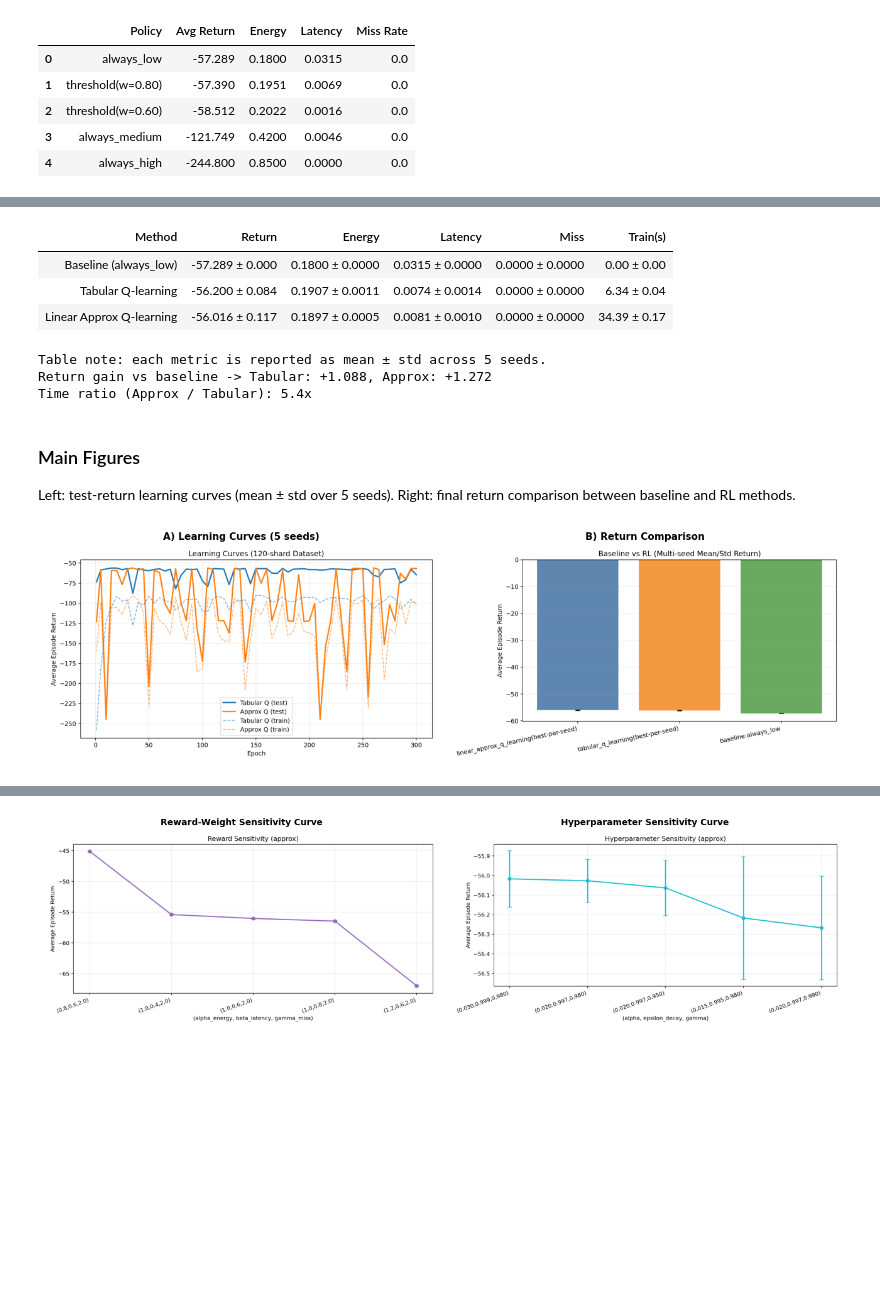
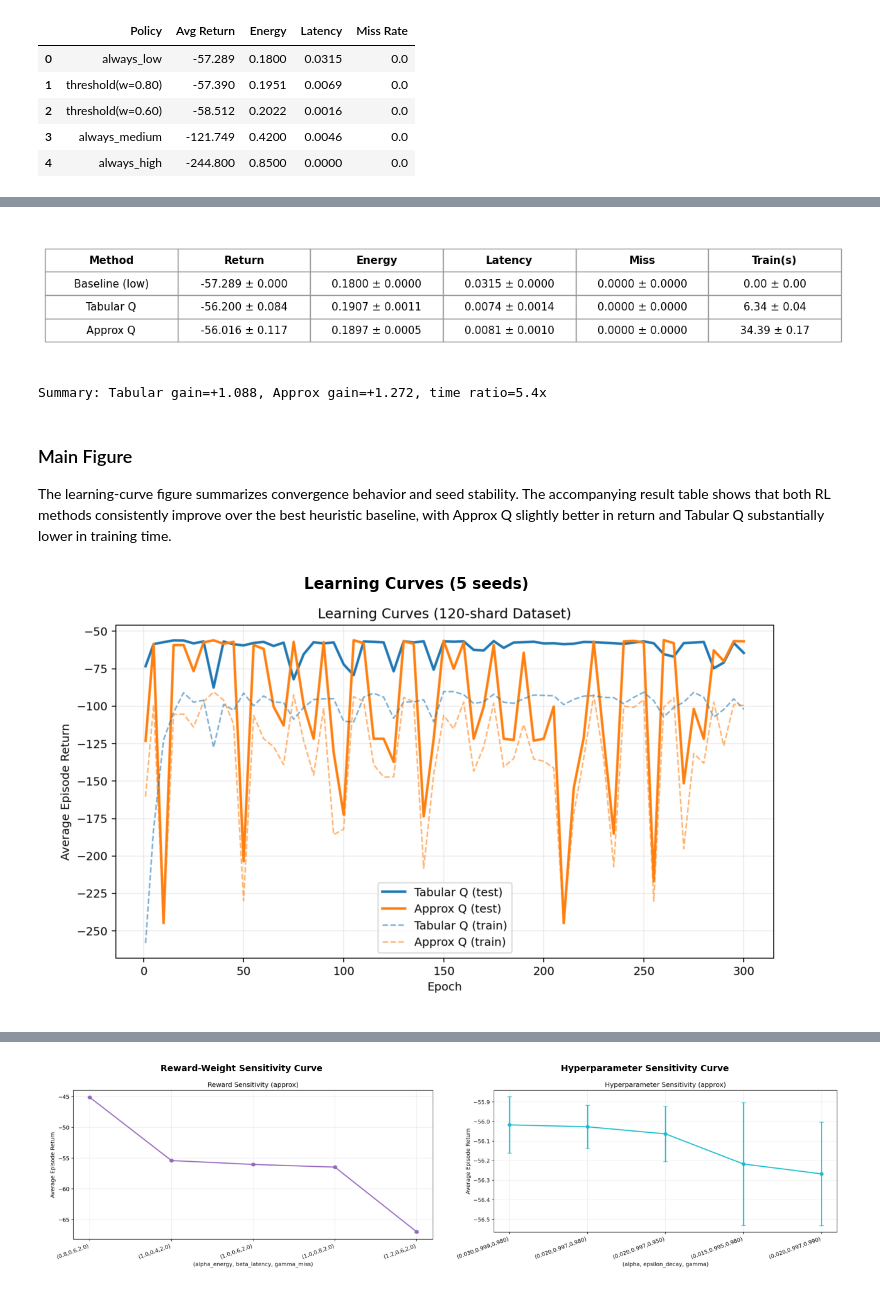
Before and after one commit to z1L0Ng/EE473, a Jupyter notebook: notebooks/final_project.ipynb, the cells around one changed output, grey strips where cells are left out. Drawn from its saved outputs; the diff is of its cells as text; code cells hidden in the pictures; blank space fills up the shorter version.

```diff
--- a/notebooks/final_project.ipynb
+++ b/notebooks/final_project.ipynb
@@ -199,7 +201,6 @@ import json
 from pathlib import Path
 import pandas as pd
 import matplotlib.image as mpimg
-from IPython.display import HTML
 
 RESULTS = ROOT / 'results'
 FIG_DIR = RESULTS / 'final_figures'
@@ -213,7 +214,7 @@ def fmt(mean, std, digits=3):
 bm = ms['baseline']['best_test_metrics']
 rows = [
     {
-        'Method': 'Baseline (always_low)',
+        'Method': 'Baseline (low)',
         'Return': fmt(bm['avg_episode_return'], 0.0),
         'Energy': fmt(bm['avg_step_energy'], 0.0, 4),
         'Latency': fmt(bm['avg_step_latency'], 0.0, 4),
@@ -221,7 +222,7 @@ rows = [
         'Train(s)': '0.00 ± 0.00',
     }
 ]
-for key, label in [('tabular', 'Tabular Q-learning'), ('approx', 'Linear Approx Q-learning')]:
+for key, label in [('tabular', 'Tabular Q'), ('approx', 'Approx Q')]:
     ag = ms[key]['aggregate_best_test_metrics']
     rows.append({
         'Method': label,
@@ -234,59 +235,48 @@ for key, label in [('tabular', 'Tabular Q-learning'), ('approx', 'Linear Approx
 
 main_results_df = pd.DataFrame(rows)
 
-table_html = main_results_df.to_html(index=False, border=0, classes='core-results-table')
-style = """
-<style>
-.core-results-table {
-  width: 100%;
-  border-collapse: collapse;
-  font-size: 13px;
-}
-.core-results-table th, .core-results-table td {
-  border: 1px solid #999;
-  padding: 6px 8px;
-  text-align: center;
-  white-space: nowrap;
-}
-</style>
-"""
-display(HTML(style + table_html))
-print('Table note: each metric is reported as mean ± std across 5 seeds.')
+fig, ax = plt.subplots(figsize=(11.8, 2.2))
+ax.axis('off')
+tbl = ax.table(
+    cellText=main_results_df.values,
+    colLabels=main_results_df.columns,
+    loc='center',
+    cellLoc='center',
+)
+tbl.auto_set_font_size(False)
+tbl.set_fontsize(11)
+tbl.scale(1.0, 1.8)
+for (r, cidx), cell in tbl.get_celld().items():
+    cell.set_edgecolor('#999999')
+    if r == 0:
+        cell.set_text_props(weight='bold')
+plt.tight_layout()
+plt.show()
 
 tab_ret = ms['tabular']['aggregate_best_test_metrics']['avg_episode_return']
 apx_ret = ms['approx']['aggregate_best_test_metrics']['avg_episode_return']
 tab_t = ms['tabular']['aggregate_best_test_metrics']['training_wall_time_sec']
 apx_t = ms['approx']['aggregate_best_test_metrics']['training_wall_time_sec']
-
-tab_gain = tab_ret['mean'] - bm['avg_episode_return']
-apx_gain = apx_ret['mean'] - bm['avg_episode_return']
-print(f'Return gain vs baseline -> Tabular: {tab_gain:+.3f}, Approx: {apx_gain:+.3f}')
-print(f'Time ratio (Approx / Tabular): {apx_t["mean"] / tab_t["mean"]:.1f}x')
+print(f"Summary: Tabular gain={tab_ret['mean']-bm['avg_episode_return']:+.3f}, "
+      f"Approx gain={apx_ret['mean']-bm['avg_episode_return']:+.3f}, "
+      f"time ratio={apx_t['mean']/tab_t['mean']:.1f}x")
 # %% [output]
-| Method | Return | Energy | Latency | Miss | Train(s) |
-| Baseline (always_low) | -57.289 ± 0.000 | 0.1800 ± 0.0000 | 0.0315 ± 0.0000 | 0.0000 ± 0.0000 | 0.00 ± 0.00 |
-| Tabular Q-learning | -56.200 ± 0.084 | 0.1907 ± 0.0011 | 0.0074 ± 0.0014 | 0.0000 ± 0.0000 | 6.34 ± 0.04 |
-| Linear Approx Q-learning | -56.016 ± 0.117 | 0.1897 ± 0.0005 | 0.0081 ± 0.0010 | 0.0000 ± 0.0000 | 34.39 ± 0.17 |
+[figure, added]
-Table note: each metric is reported as mean ± std across 5 seeds.
-Return gain vs baseline -> Tabular: +1.088, Approx: +1.272
-Time ratio (Approx / Tabular): 5.4x
+Summary: Tabular gain=+1.088, Approx gain=+1.272, time ratio=5.4x
 # %% [markdown]
-### Main Figures
+### Main Figure
 
-Left: test-return learning curves (mean ± std over 5 seeds).
-Right: final return comparison between baseline and RL methods.
+The learning-curve figure summarizes convergence behavior and seed stability.
+The accompanying result table shows that both RL methods consistently improve over the best heuristic baseline,
+with Approx Q slightly better in return and Tabular Q substantially lower in training time.
 # %%
-fig, axes = plt.subplots(1, 2, figsize=(13, 4.5))
-for ax, fname, title in [
-    (axes[0], 'learning_curves_tabular_vs_approx.png', 'A) Learning Curves (5 seeds)'),
-    (axes[1], 'baseline_vs_rl_return.png',             'B) Return Comparison'),
-]:
-    ax.imshow(mpimg.imread(FIG_DIR / fname))
-    ax.axis('off')
-    ax.set_title(title, fontsize=11, fontweight='bold')
+fig, ax = plt.subplots(1, 1, figsize=(10.5, 4.6))
+ax.imshow(mpimg.imread(FIG_DIR / 'learning_curves_tabular_vs_approx.png'))
+ax.axis('off')
+ax.set_title('Learning Curves (5 seeds)', fontsize=11, fontweight='bold')
 plt.tight_layout()
 plt.show()
 # %% [output]
-[figure, old version]
+[figure, new version]
 # %% [markdown]
 ## 7) Additional Diagnostics
```
Also changed, not shown: parts of 24 cells of this notebook, 3 other files.
